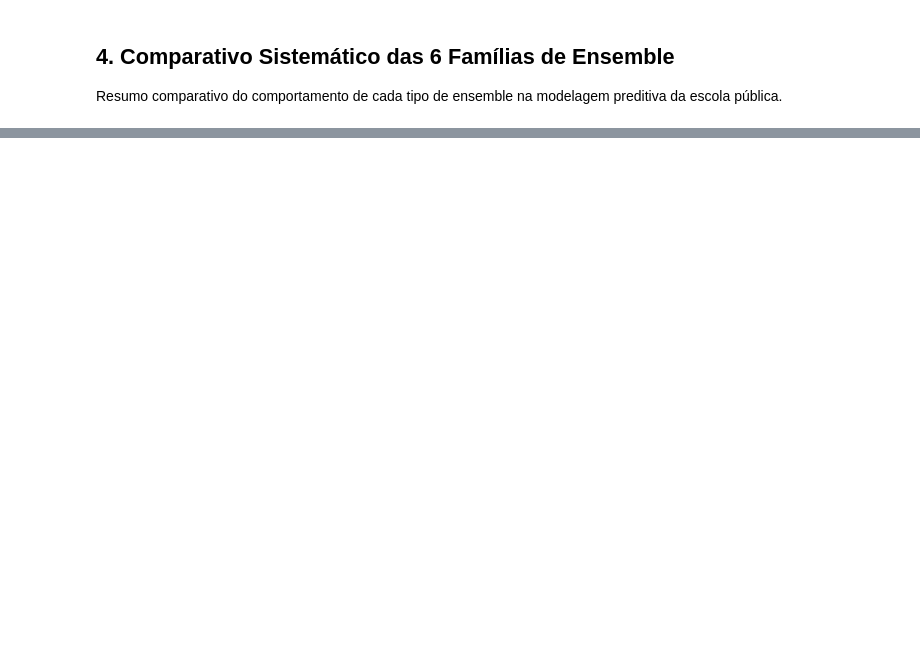
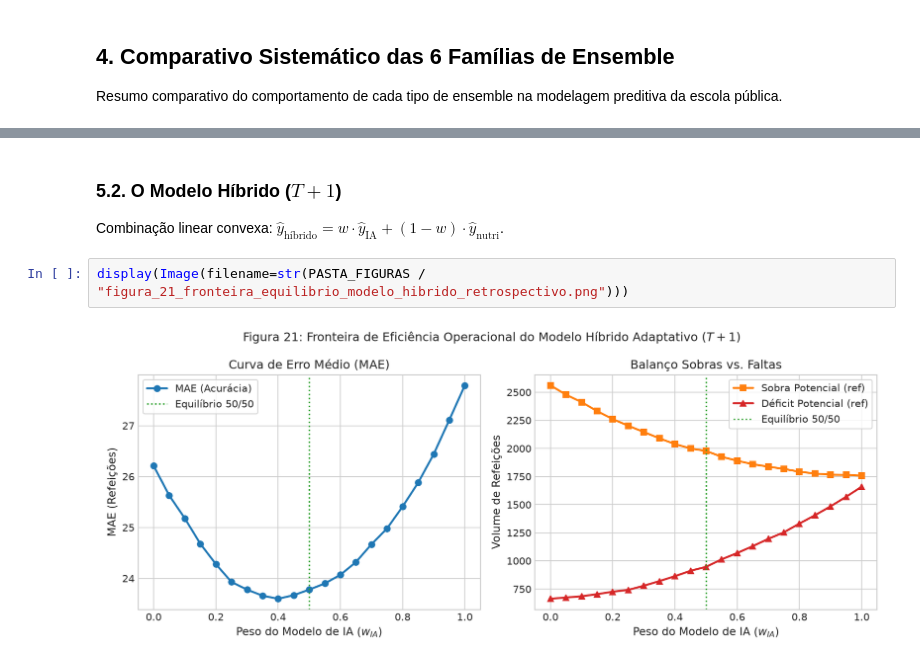
Before and after one commit to micheldigui/Artefato_Mestrado, a Jupyter notebook: notebooks/04_torneio_modelos_walk_forward.ipynb, the cells around one changed output, grey strips where cells are left out. Cells and saved outputs as stored; diff of their text form; blank space fills up the shorter version.

```diff
--- a/notebooks/04_torneio_modelos_walk_forward.ipynb
+++ b/notebooks/04_torneio_modelos_walk_forward.ipynb
@@ -98,0 +187,7 @@ comp_familias
+# %% [markdown]
+### 5.2. O Modelo Híbrido ($T+1$)
+Combinação linear convexa: $\hat{y}_{\text{híbrido}} = w \cdot \hat{y}_{\text{IA}} + (1 - w) \cdot \hat{y}_{\text{nutri}}$.
+# %%
+display(Image(filename=str(PASTA_FIGURAS / "figura_21_fronteira_equilibrio_modelo_hibrido_retrospectivo.png")))
+# %% [output]
+[figure, added]
```
Also changed, not shown: parts of 14 cells of this notebook, 53 other files.
